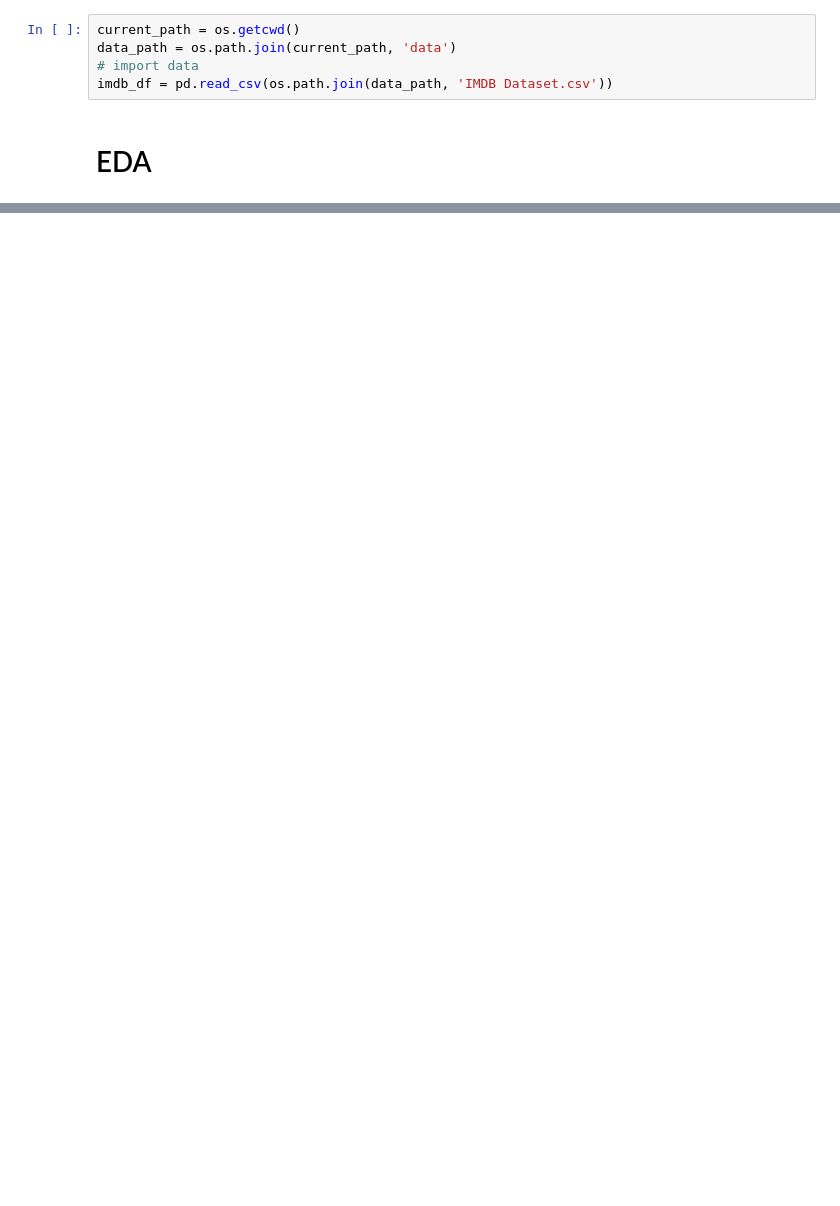
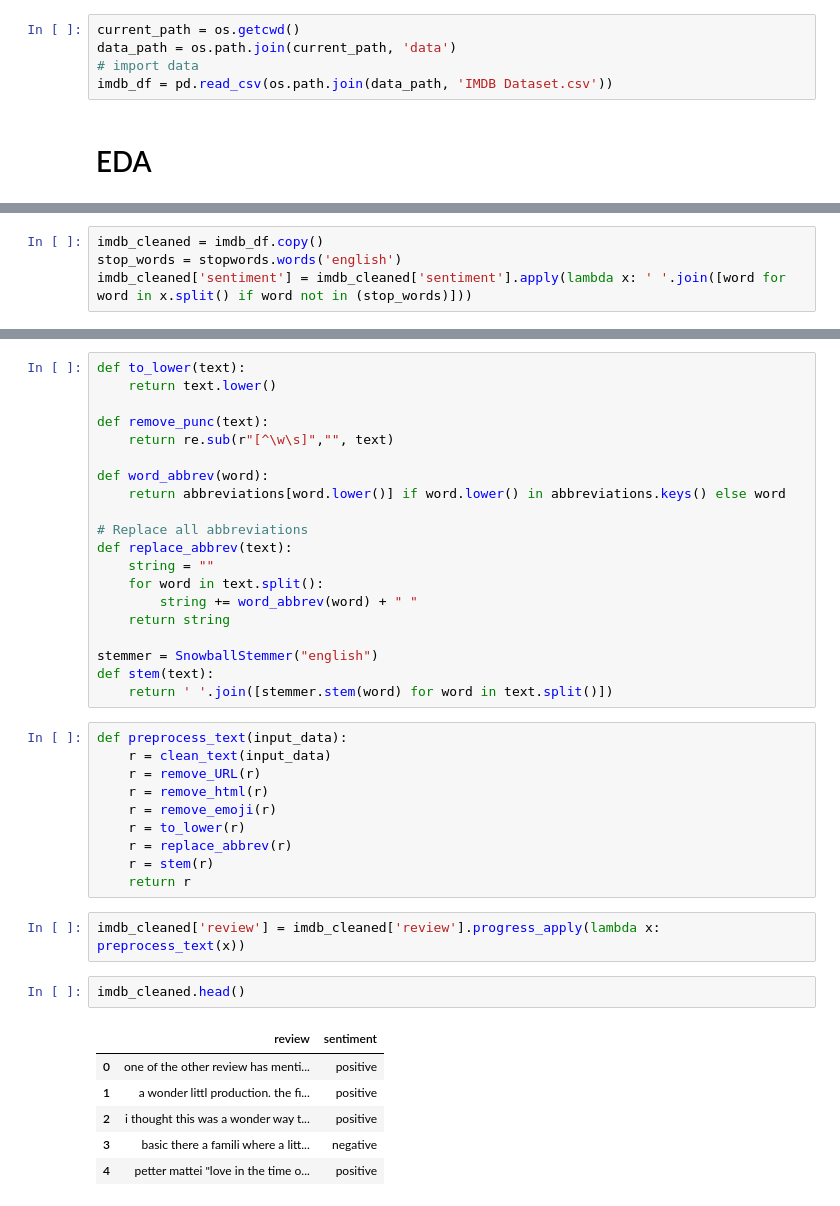
Before and after one commit to RileyLeo/IMDB-Movie-Reviews-Sentimental-Analysis, a Jupyter notebook: notebook.ipynb, the cells around one changed output, grey strips where cells are left out. Drawn from its saved outputs; the diff is of its cells as text; blank space fills up the shorter version.

```diff
--- a/notebook.ipynb
+++ b/notebook.ipynb
@@ -36,0 +151,4 @@ imdb_df
+# %%
+imdb_cleaned = imdb_df.copy()
+stop_words = stopwords.words('english')
+imdb_cleaned['sentiment'] = imdb_cleaned['sentiment'].apply(lambda x: ' '.join([word for word in x.split() if word not in (stop_words)]))
@@ -36,0 +393,41 @@ imdb_df
+# %%
+def to_lower(text):
+    return text.lower()
+
+def remove_punc(text):
+    return re.sub(r"[^\w\s]","", text)
+
+def word_abbrev(word):
+    return abbreviations[word.lower()] if word.lower() in abbreviations.keys() else word
+
+# Replace all abbreviations
+def replace_abbrev(text):
+    string = ""
+    for word in text.split():
+        string += word_abbrev(word) + " "
+    return string
+
+stemmer = SnowballStemmer("english")
+def stem(text):
+    return ' '.join([stemmer.stem(word) for word in text.split()])
+# %%
+def preprocess_text(input_data):
+    r = clean_text(input_data)
+    r = remove_URL(r)
+    r = remove_html(r)
+    r = remove_emoji(r)
+    r = to_lower(r)
+    r = replace_abbrev(r)
+    r = stem(r)
+    return r
+# %%
+imdb_cleaned['review'] = imdb_cleaned['review'].progress_apply(lambda x: preprocess_text(x))
+# %%
+imdb_cleaned.head()
+# %% [output]
+|  | review | sentiment |
+| 0 | one of the other review has menti... | positive |
+| 1 | a wonder littl production. the fi... | positive |
+| 2 | i thought this was a wonder way t... | positive |
+| 3 | basic there a famili where a litt... | negative |
+| 4 | petter mattei "love in the time o... | positive |
```
Also changed, not shown: parts of 32 cells of this notebook, 2 other files.
